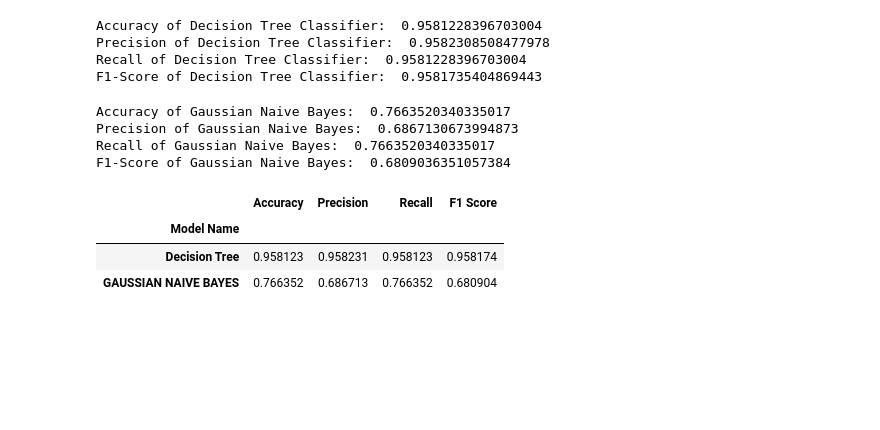
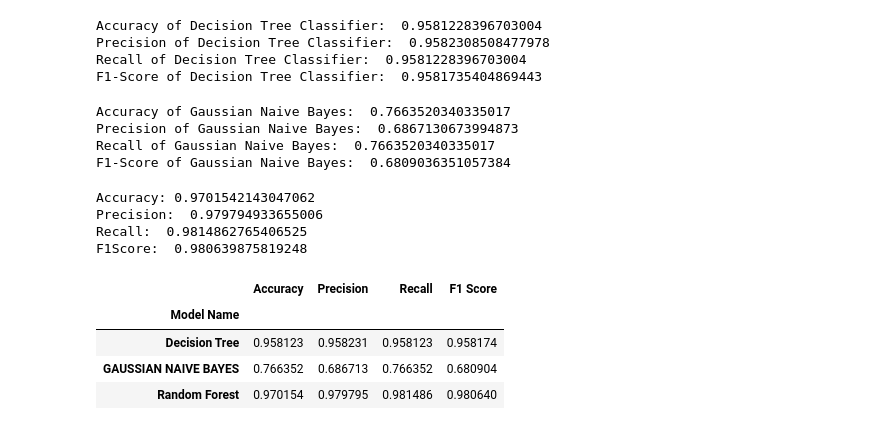
Before and after one commit to subramanian72/Industrial-Copper-Project, a Jupyter notebook: IndCopperPrj.ipynb, the cells around one changed output. Cells and saved outputs as stored; diff of their text form; code cells hidden in the pictures; blank space fills up the shorter version.

```diff
--- a/IndCopperPrj.ipynb
+++ b/IndCopperPrj.ipynb
@@ -15,5 +15,5 @@ import seaborn as sns
 # %%
-df = pd.read_excel('/content/Copper_Set.xlsx', sheet_name=0)
+df = pd.read_excel('Copper_Set.xlsx', sheet_name=0)
 # %%
 df.shape
 # %% [output]
@@ -563,13 +516,47 @@ F1-Score of Gaussian Naive Bayes:  0.6809036351057384
+# %%
+# Random forest classifer
+
+from sklearn.ensemble import RandomForestClassifier
+from sklearn.metrics import accuracy_score
+
+# Initialize Random Forest classifier
+rf_classifier = RandomForestClassifier(n_estimators=100, random_state=42)
+
+# Train the classifier on the training data
+rf_classifier.fit(X_train, y_train)
+
+# Make predictions on the testing data
+y_pred = rf_classifier.predict(X_test)
+
+# Evaluate the accuracy of the model
+rf_accuracy = accuracy_score(y_test, y_pred)
+print("Accuracy:", rf_accuracy)
+
+rf_precision = precision_score(y_test, y_pred)
+print("Precision: ", rf_precision)
+
+rf_recall = recall_score(y_test, y_pred)
+print("Recall: ", rf_recall)
+
+rf_f1score = f1_score(y_test, y_pred)
+print("F1Score: ", rf_f1score)
+# %% [output]
+Accuracy: 0.9701542143047062
+Precision:  0.979794933655006
+Recall:  0.9814862765406525
+F1Score:  0.980639875819248
 # %%
 cl_scores = [("Decision Tree", dt_accuracy, dt_precision, dt_recall, dt_f1score),
-("GAUSSIAN NAIVE BAYES",  gnb_accuracy, gnb_precision , gnb_recall, gnb_f1score)]
+("GAUSSIAN NAIVE BAYES",  gnb_accuracy, gnb_precision , gnb_recall, gnb_f1score),
+ ("Random Forest", rf_accuracy, rf_precision, rf_recall, rf_f1score)]
 
 cl_Scores =pd.DataFrame(data = cl_scores, columns=['Model Name', 'Accuracy', 'Precision', 'Recall','F1 Score'])
 cl_Scores.set_index('Model Name', inplace = True)
 
 cl_Scores
 # %% [output]
 |  | Accuracy | Precision | Recall | F1 Score |
 | Model Name |  |  |  |  |
 | Decision Tree | 0.958123 | 0.958231 | 0.958123 | 0.958174 |
 | GAUSSIAN NAIVE BAYES | 0.766352 | 0.686713 | 0.766352 | 0.680904 |
+| Random Forest | 0.970154 | 0.979795 | 0.981486 | 0.980640 |
```
Also changed, not shown: parts of 3 cells of this notebook.
